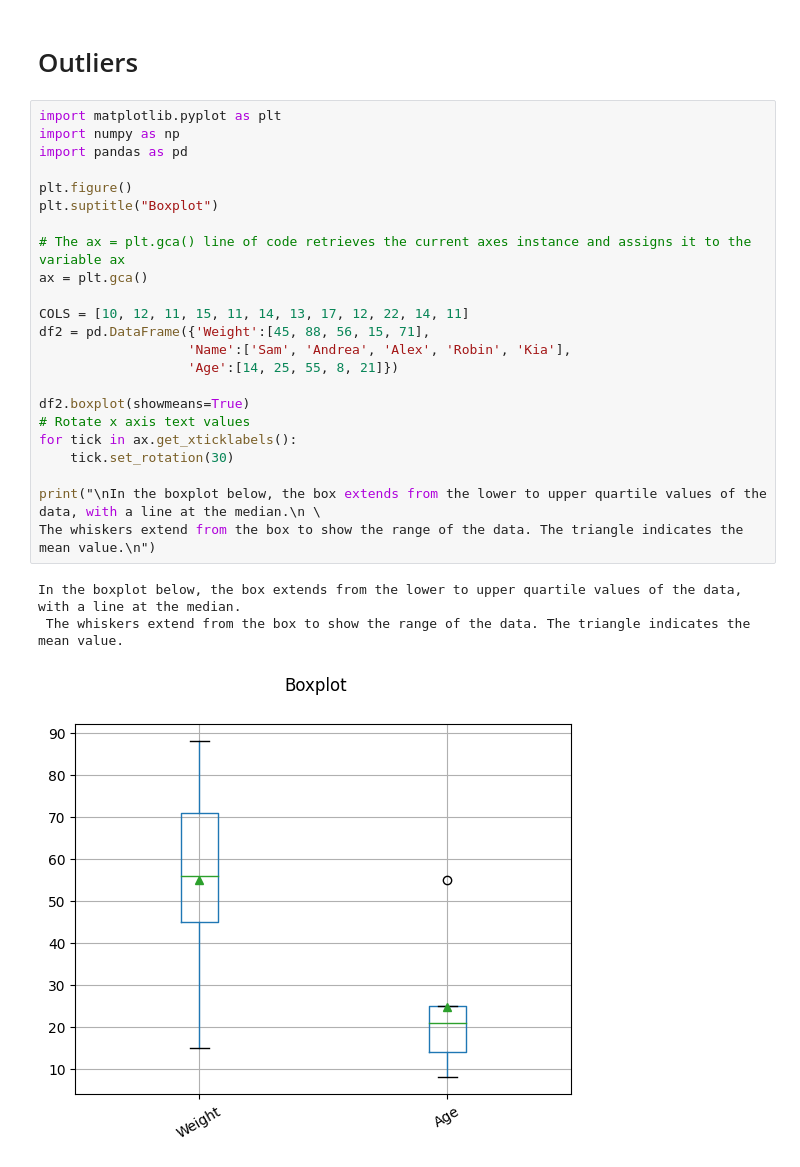
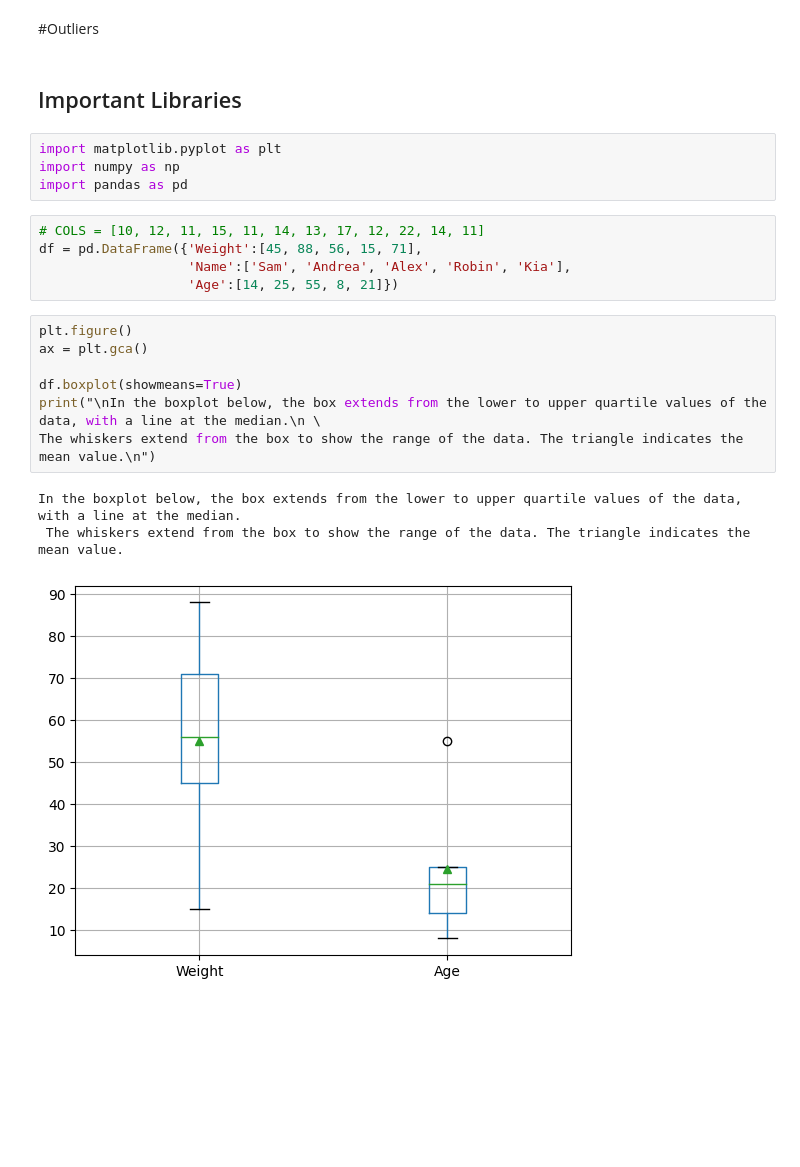
Before and after one commit to feraranas/Concentracion-Inteligencia-Artificial, a Jupyter notebook: Machine-Learning/Outliers.ipynb, the cells around one changed output. Drawn from its saved outputs; the diff is of its cells as text; blank space fills up the shorter version.

```diff
--- a/Machine-Learning/Outliers.ipynb
+++ b/Machine-Learning/Outliers.ipynb
@@ -1,29 +1,24 @@
 # %% [markdown]
-# Outliers
+#Outliers
+# %% [markdown]
+## Important Libraries
+# %%
+import matplotlib.pyplot as plt
+import numpy as np
+import pandas as pd
+# %%
+# COLS = [10, 12, 11, 15, 11, 14, 13, 17, 12, 22, 14, 11]
+df = pd.DataFrame({'Weight':[45, 88, 56, 15, 71],
+                   'Name':['Sam', 'Andrea', 'Alex', 'Robin', 'Kia'],
+                   'Age':[14, 25, 55, 8, 21]})
 # %%
-import matplotlib.pyplot as plt
-import numpy as np
-import pandas as pd
-
 plt.figure()
-plt.suptitle("Boxplot")
-
-# The ax = plt.gca() line of code retrieves the current axes instance and assigns it to the variable ax
 ax = plt.gca()
 
-COLS = [10, 12, 11, 15, 11, 14, 13, 17, 12, 22, 14, 11]
-df2 = pd.DataFrame({'Weight':[45, 88, 56, 15, 71],
-                   'Name':['Sam', 'Andrea', 'Alex', 'Robin', 'Kia'],
-                   'Age':[14, 25, 55, 8, 21]})
-
-df2.boxplot(showmeans=True)
-# Rotate x axis text values
-for tick in ax.get_xticklabels():
-    tick.set_rotation(30)
-
+df.boxplot(showmeans=True)
 print("\nIn the boxplot below, the box extends from the lower to upper quartile values of the data, with a line at the median.\n \
 The whiskers extend from the box to show the range of the data. The triangle indicates the mean value.\n")
 # %% [output]
 In the boxplot below, the box extends from the lower to upper quartile values of the data, with a line at the median.
  The whiskers extend from the box to show the range of the data. The triangle indicates the mean value.
-[figure, old version]
+[figure, new version]
```
Also changed, not shown: parts of 7 cells of this notebook, 12 other files.
